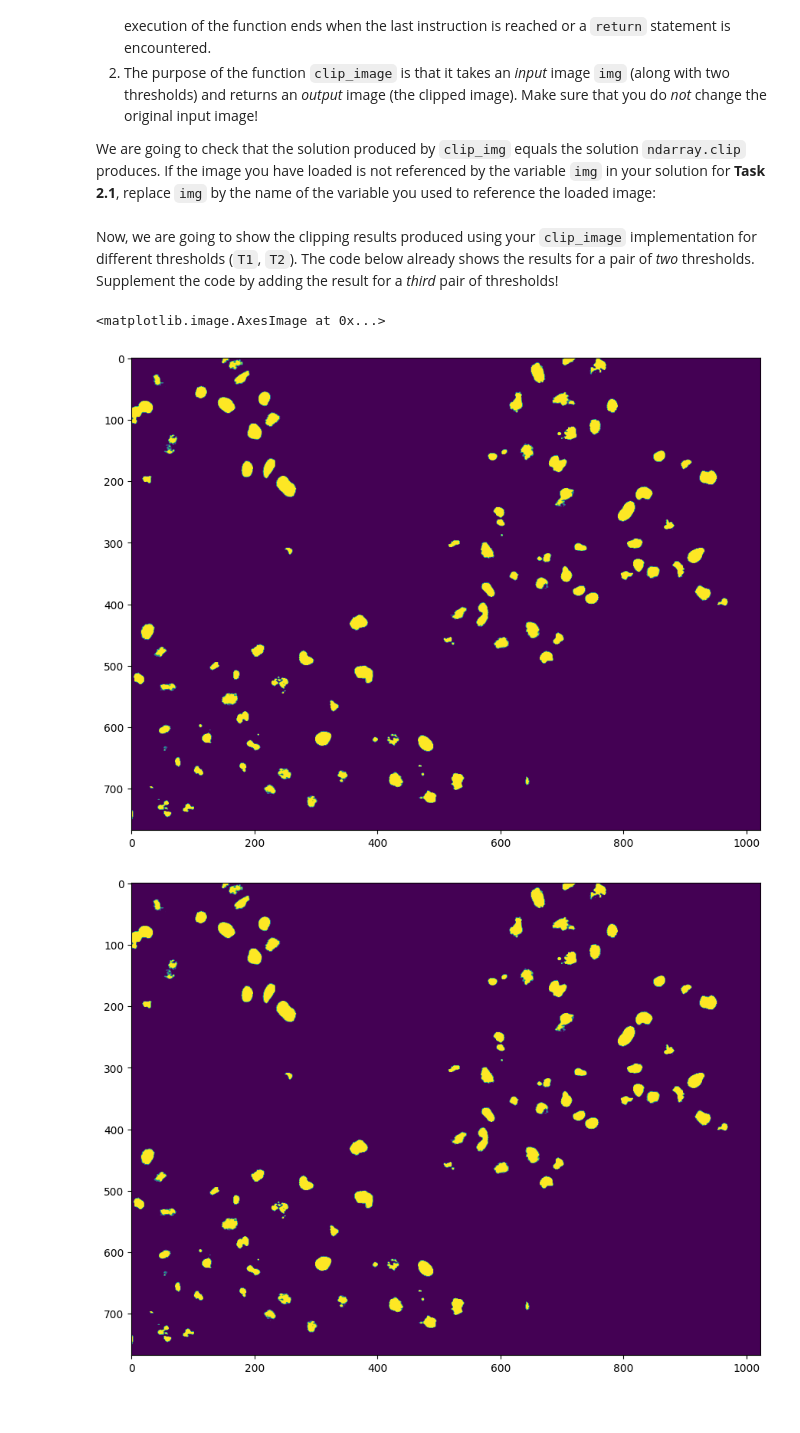
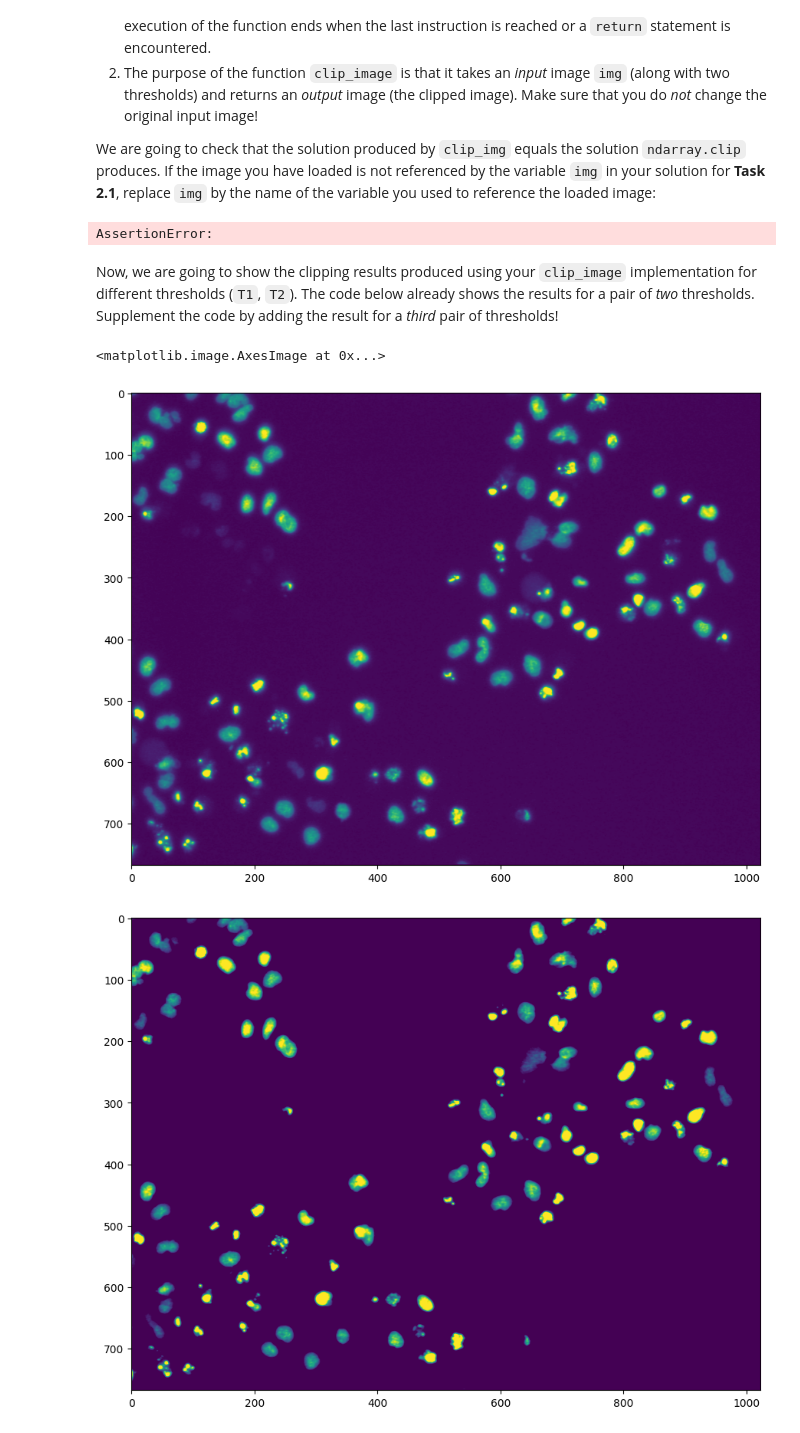
Before and after one commit to Recent-shneedle/mobi-fs3-python, a Jupyter notebook: task2.ipynb, the cells around one changed output. Saved outputs shown, nothing was run; the diff lists cells and outputs as text; code cells hidden in the pictures.

```diff
--- a/task2.ipynb
+++ b/task2.ipynb
@@ -141,8 +141,11 @@ plt.colorbar()
 
 **<a id="#">Task 2.3.4.</a>** Finish the implementation of the function `clip_image` below, by replacing the comment line (the one which starts with `#`) with your code:
 # %%
-def clip_image(img, T1, T2):
-    result = img #passiert hier nun alles, was ich mit "result" mache, auch mit "img" wegen des Angleichens?
+img = plt.imread("data/cells.png")
+
+def clipping_reuse(image, T1, T2):
+
+    img_clip_a = numpy.zeros((768, 1024))
 
     i = 0
     for i in range(0, 768):
@@ -150,14 +153,16 @@ def clip_image(img, T1, T2):
         j = 0
         for j in range(0, 1024):
 
-            if result[i, j] < T1:
-                result[i, j] = T1
+            if img[i, j] < T1:
+                img_clip_a[i, j] = T1
 
-            elif result[i, j] > T2:
-                result[i, j] = T2
+            elif img[i, j] > T2:
+                img_clip_a[i, j] = T2
 
+            else:
+                img_clip_a[i, j] = img[i, j]
 
-    return result
+    return img_clip_a
 # %% [markdown]
 **Hints:**
 1. The implementation of the function starts after the `def`-line. Any instructions written *(i)* below this line and *(ii)* indented to the right will be run *from top to bottom* whenever you use this function. The execution of the function ends when the last instruction is reached or a `return` statement is encountered.
@@ -165,24 +170,26 @@ def clip_image(img, T1, T2):
 
 We are going to check that the solution produced by `clip_img` equals the solution `ndarray.clip` produces. If the image you have loaded is not referenced by the variable `img` in your solution for **Task 2.1**, replace `img` by the name of the variable you used to reference the loaded image:
 # %%
-assert (clip_image(img, T1, T2) == img.clip(T1, T2)).all()
+assert (clipping_reuse(img, T1, T2) == img.clip(T1, T2)).all()
+# %% [output]
+AssertionError:
 # %% [markdown]
 Now, we are going to show the clipping results produced using your `clip_image` implementation for different thresholds (`T1`, `T2`). The code below already shows the results for a pair of *two* thresholds. Supplement the code by adding the result for a *third* pair of thresholds!
 # %%
 #img = plt.imread("data/cells.png")
 plt.figure(figsize=(15,8))
 plt.imshow(img)
 
 
 plt.figure(figsize=(15,8))
-plt.imshow(clip_image(img, 0.2, 0.8))
+plt.imshow(clipping_reuse(img, 0.2, 0.8))
 
 plt.figure(figsize=(15,8))
-plt.imshow(clip_image(img, 0.3, 0.7))
+plt.imshow(clipping_reuse(img, 0.3, 0.7))
 
 plt.figure(figsize=(15,8))
-plt.imshow(clip_image(img, 0.45, 0.5))
+plt.imshow(clipping_reuse(img, 0.1, 0.2))
 # %% [output]
 <matplotlib.image.AxesImage at 0x...>
-[figure, old version]
+[figure, new version]
-[figure, old version]
+[figure, new version]
```
Also changed, not shown: parts of 1 cell of this notebook.
